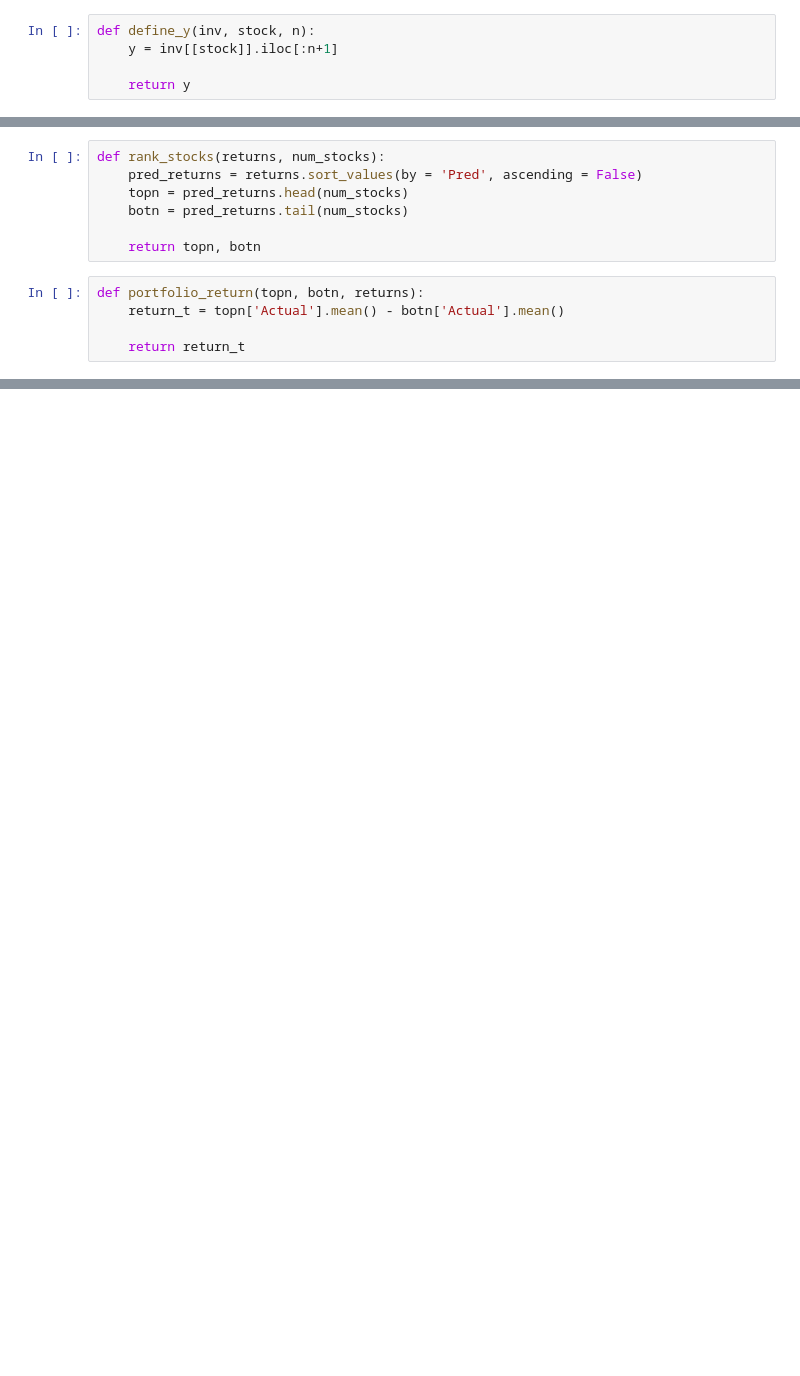
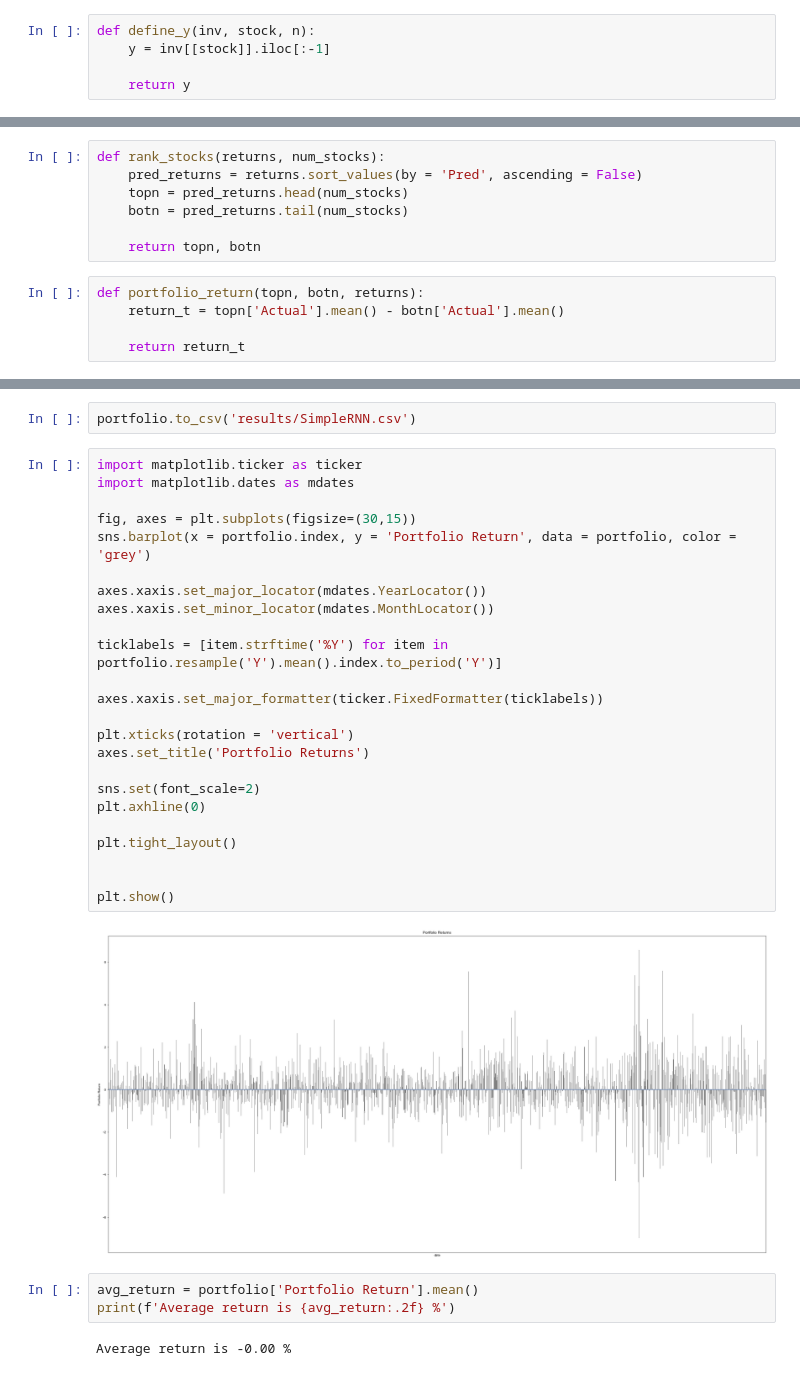
Before and after one commit to jeremylee73/differential-capital, a Jupyter notebook: Integrated Model-RNN.ipynb, the cells around one changed output, grey strips where cells are left out. Drawn from its saved outputs; the diff is of its cells as text; blank space fills up the shorter version.

Commit message:
baseline and simple rnn

```diff
--- a/Integrated Model-RNN.ipynb
+++ b/Integrated Model-RNN.ipynb
@@ -97,6 +133,6 @@ def apply_PCA(inv, k):
 # %%
 def define_y(inv, stock, n):
-    y = inv[[stock]].iloc[:n+1]
+    y = inv[[stock]].iloc[:-1]
 
     return y
 # %%
@@ -224,0 +293,33 @@ portfolio
+# %%
+portfolio.to_csv('results/SimpleRNN.csv')
+# %%
+import matplotlib.ticker as ticker
+import matplotlib.dates as mdates
+
+fig, axes = plt.subplots(figsize=(30,15))
+sns.barplot(x = portfolio.index, y = 'Portfolio Return', data = portfolio, color = 'grey')
+
+axes.xaxis.set_major_locator(mdates.YearLocator())
+axes.xaxis.set_minor_locator(mdates.MonthLocator())
+
+ticklabels = [item.strftime('%Y') for item in portfolio.resample('Y').mean().index.to_period('Y')]
+
+axes.xaxis.set_major_formatter(ticker.FixedFormatter(ticklabels))
+
+plt.xticks(rotation = 'vertical')
+axes.set_title('Portfolio Returns')
+
+sns.set(font_scale=2)
+plt.axhline(0)
+
+plt.tight_layout()
+
+
+plt.show()
+# %% [output]
+[figure, added]
+# %%
+avg_return = portfolio['Portfolio Return'].mean()
+print(f'Average return is {avg_return:.2f} %')
+# %% [output]
+Average return is -0.00 %
```
Also changed, not shown: parts of 12 cells of this notebook, 3 other files.
